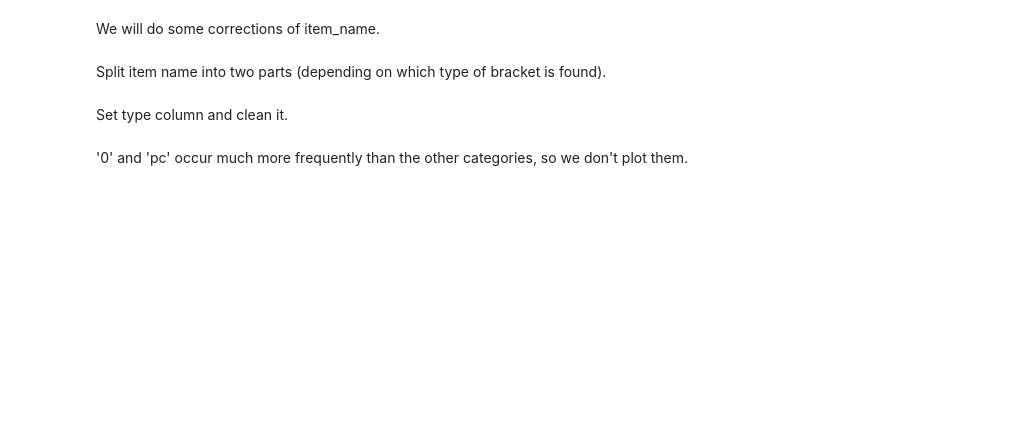
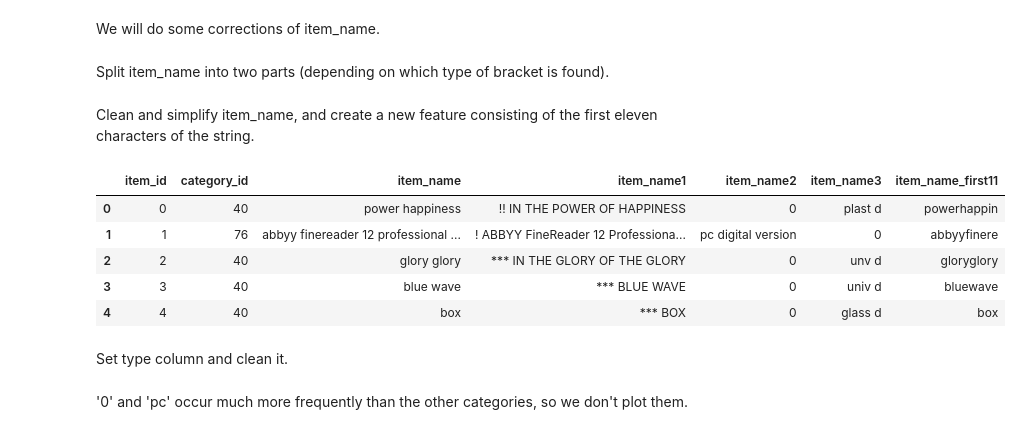
Before and after one commit to MarcusAlexanderC/Kaggle_Predict_Future_Sales, a Jupyter notebook: 1_data_prep.ipynb, the cells around one changed output. Drawn from its saved outputs; the diff is of its cells as text; code cells hidden in the pictures; blank space fills up the shorter version.

```diff
--- a/1_data_prep.ipynb
+++ b/1_data_prep.ipynb
@@ -178,6 +281,6 @@ def name_correction(x):
     return x
 # %% [markdown]
-Split item name into two parts (depending on which type of bracket is found).
+Split item_name into two parts (depending on which type of bracket is found).
 # %%
 items[["item_name1", "item_name2"]] = items.item_name.str.split("[", 1, expand = True)
 items[["item_name1", "item_name3"]] = items.item_name.str.split("(", 1, expand = True)
@@ -191,3 +292,30 @@ items["item_name"] = items["item_name"].apply(lambda x: name_correction(x))
+# %% [markdown]
+Clean and simplify item_name, and create a new feature consisting of the first eleven characters of the string.
+# %%
+items["item_name"] = items["item_name"].apply(lambda x: name_correction(x))
+
+for i in [r'[^\w\d\s\.]', r'\bthe\b', r'\bin\b', r'\bis\b', r'\bfor\b', r'\bof\b', r'\bon\b', r'\band\b',r'\bto\b',
+          r'\bwith\b' , r'\byo\b']:
+    items['item_name'] = items['item_name'].str.replace(i, ' ', regex = True)
+
+items['item_name'] = items['item_name'].str.replace(r'\b.\b', ' ', regex = True)
+
+items['item_name_no_space'] = items['item_name'].str.replace(' ', '')
+
+items['item_name_first11'] = [x[:11] for x in items['item_name_no_space']]
+
+#items['item_name_first11'] = OrdinalEncoder().fit_transform(items['item_name_first11'].values.reshape(-1, 1))
+
+del items['item_name_no_space']
+
+items.head()
+# %% [output]
+|  | item_id | category_id | item_name | item_name1 | item_name2 | item_name3 | item_name_first11 |
+| 0 | 0 | 40 | power happiness | !! IN THE POWER OF HAPPINESS | 0 | plast d | powerhappin |
+| 1 | 1 | 76 | abbyy finereader 12 professional ... | ! ABBYY FineReader 12 Professiona... | pc digital version | 0 | abbyyfinere |
+| 2 | 2 | 40 | glory glory | *** IN THE GLORY OF THE GLORY | 0 | unv d | gloryglory |
+| 3 | 3 | 40 | blue wave | *** BLUE WAVE | 0 | univ d | bluewave |
+| 4 | 4 | 40 | box | *** BOX | 0 | glass d | box |
 # %% [markdown]
 Set type column and clean it.
 # %%
```
Also changed, not shown: parts of 59 cells of this notebook, 3 other files.
